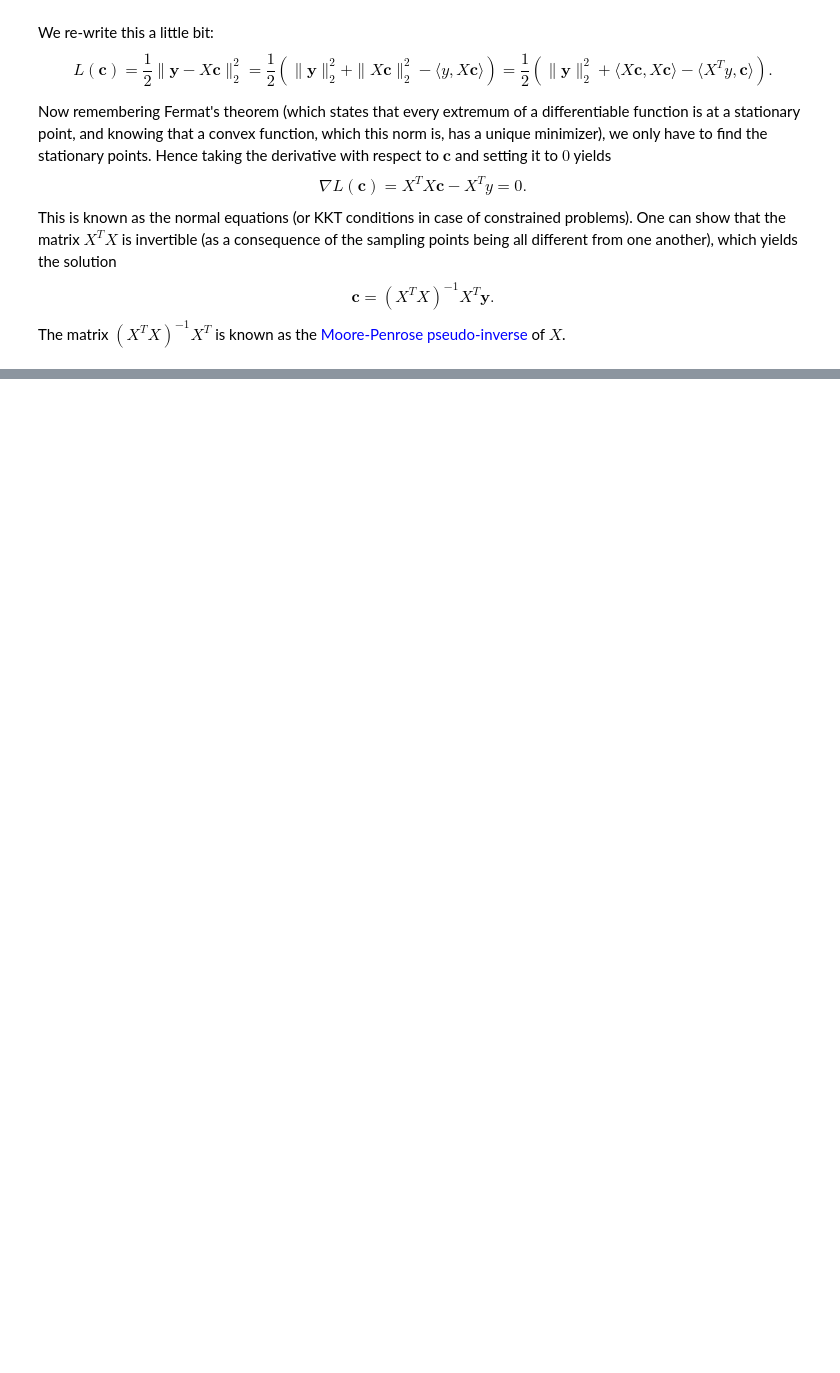
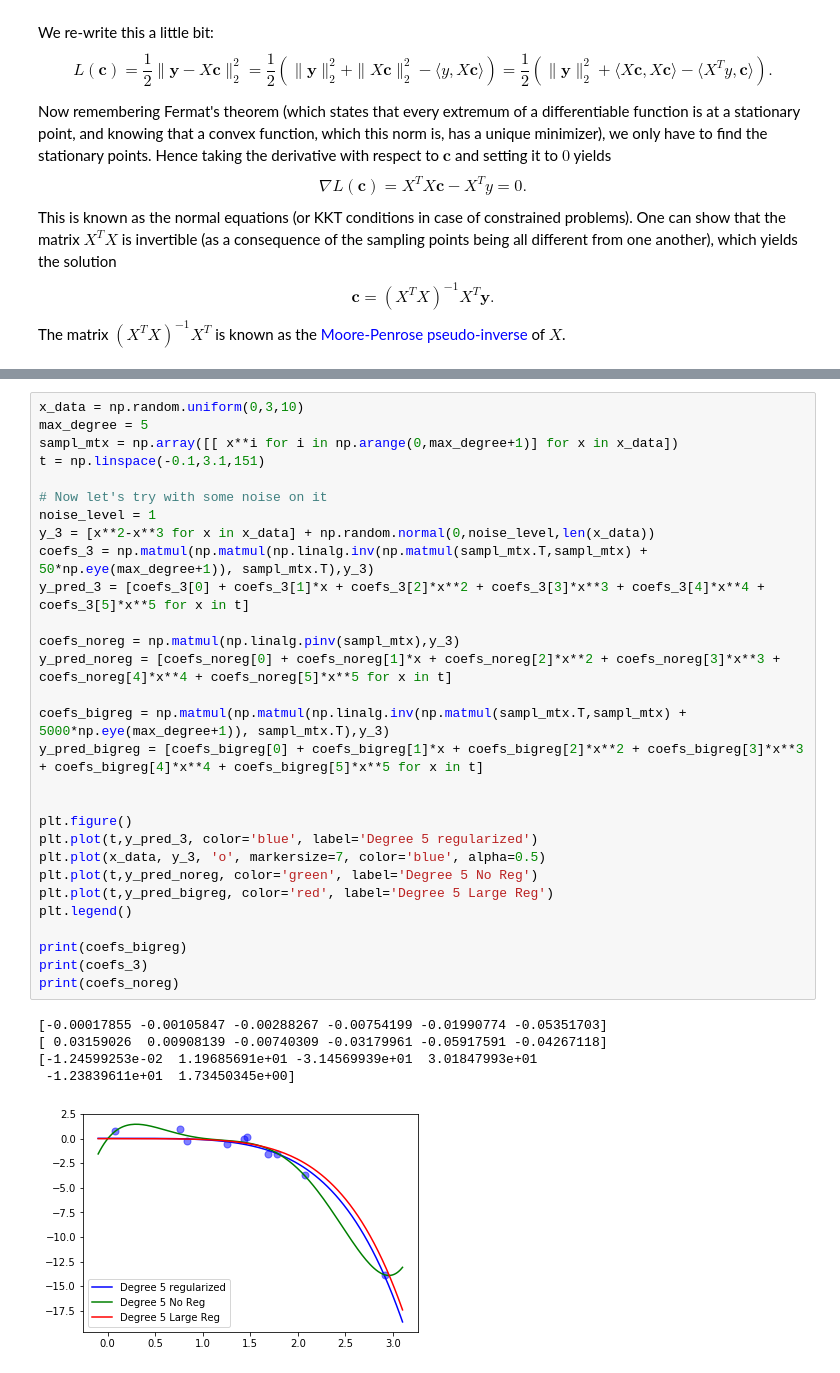
Before and after one commit to jlbouchot/JupyterExamples, a Jupyter notebook: MathsForDataScience.ipynb, the cells around one changed output, grey strips where cells are left out. Saved outputs shown, nothing was run; the diff lists cells and outputs as text; blank space fills up the shorter version.

```diff
--- a/MathsForDataScience.ipynb
+++ b/MathsForDataScience.ipynb
@@ -469 +531,36 @@ plt.legend()
+# %%
+x_data = np.random.uniform(0,3,10)
+max_degree = 5
+sampl_mtx = np.array([[ x**i for i in np.arange(0,max_degree+1)] for x in x_data])
+t = np.linspace(-0.1,3.1,151)
+
+# Now let's try with some noise on it
+noise_level = 1
+y_3 = [x**2-x**3 for x in x_data] + np.random.normal(0,noise_level,len(x_data))
+coefs_3 = np.matmul(np.matmul(np.linalg.inv(np.matmul(sampl_mtx.T,sampl_mtx) + 50*np.eye(max_degree+1)), sampl_mtx.T),y_3)
+y_pred_3 = [coefs_3[0] + coefs_3[1]*x + coefs_3[2]*x**2 + coefs_3[3]*x**3 + coefs_3[4]*x**4 + coefs_3[5]*x**5 for x in t]
+
+coefs_noreg = np.matmul(np.linalg.pinv(sampl_mtx),y_3)
+y_pred_noreg = [coefs_noreg[0] + coefs_noreg[1]*x + coefs_noreg[2]*x**2 + coefs_noreg[3]*x**3 + coefs_noreg[4]*x**4 + coefs_noreg[5]*x**5 for x in t]
+
+coefs_bigreg = np.matmul(np.matmul(np.linalg.inv(np.matmul(sampl_mtx.T,sampl_mtx) + 5000*np.eye(max_degree+1)), sampl_mtx.T),y_3)
+y_pred_bigreg = [coefs_bigreg[0] + coefs_bigreg[1]*x + coefs_bigreg[2]*x**2 + coefs_bigreg[3]*x**3 + coefs_bigreg[4]*x**4 + coefs_bigreg[5]*x**5 for x in t]
+
+
+plt.figure()
+plt.plot(t,y_pred_3, color='blue', label='Degree 5 regularized')
+plt.plot(x_data, y_3, 'o', markersize=7, color='blue', alpha=0.5)
+plt.plot(t,y_pred_noreg, color='green', label='Degree 5 No Reg')
+plt.plot(t,y_pred_bigreg, color='red', label='Degree 5 Large Reg')
+plt.legend()
+
+print(coefs_bigreg)
+print(coefs_3)
+print(coefs_noreg)
+# %% [output]
+[-0.00017855 -0.00105847 -0.00288267 -0.00754199 -0.01990774 -0.05351703]
+[ 0.03159026  0.00908139 -0.00740309 -0.03179961 -0.05917591 -0.04267118]
+[-1.24599253e-02  1.19685691e+01 -3.14569939e+01  3.01847993e+01
+ -1.23839611e+01  1.73450345e+00]
+[figure, added]
 # %% [markdown]
```
Also changed, not shown: parts of 5 cells of this notebook.
